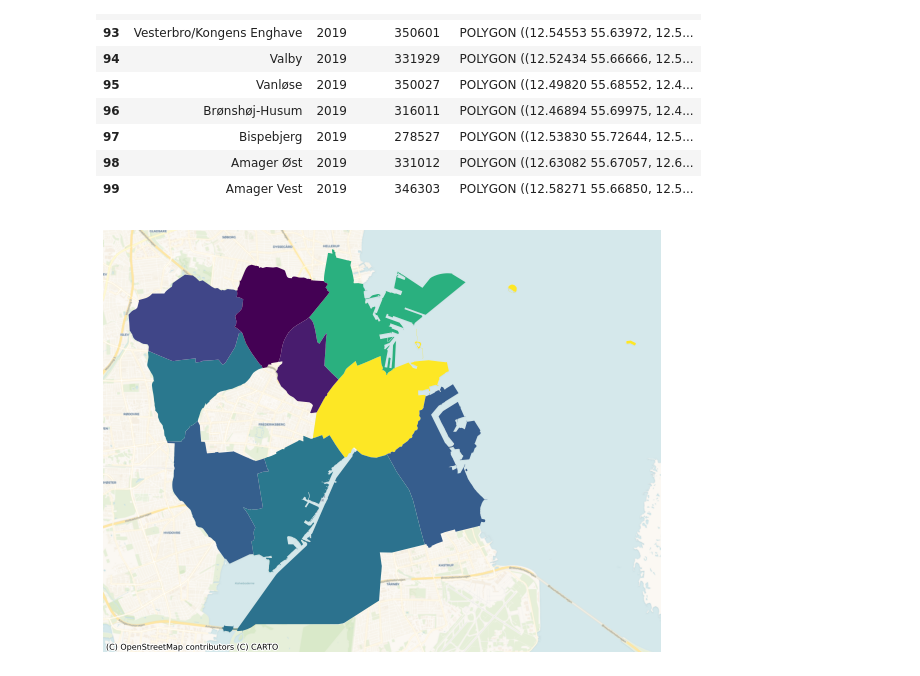
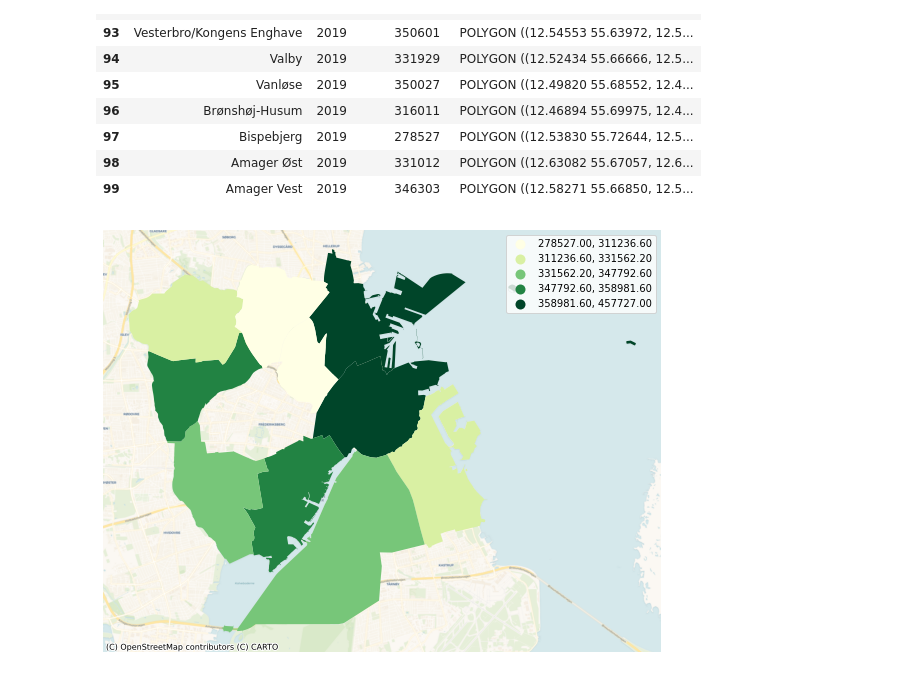
Before and after one commit to mwpetersen/map-avg-income-districts-cph, a Jupyter notebook: app-map-avg-income-districts-cph.ipynb, the cells around one changed output. Saved outputs shown, nothing was run; the diff lists cells and outputs as text; code cells hidden in the pictures.

```diff
--- a/app-map-avg-income-districts-cph.ipynb
+++ b/app-map-avg-income-districts-cph.ipynb
@@ -125,11 +125,11 @@ df_income_geo_2019
 # %%
 # Plot the geospatial data
 df_income_geo_2019 = df_income_geo_2019.to_crs(epsg=3857) # Transform geometries to another coordinate reference system
 
-ax = df_income_geo_2019.plot(column = 'avg_income', figsize=(10, 10)) # plot the district polygons using the geopandas plot method
+ax = df_income_geo_2019.plot(column = 'avg_income', figsize=(10, 10), legend=True, scheme='quantiles', k=5, cmap='YlGn') # plot the district polygons using the geopandas plot method
 
 ctx.add_basemap(ax, source=ctx.providers.CartoDB.Voyager) # add background map
 
 ax.set_axis_off() # remove axes
 # %% [output]
-[figure, old version]
+[figure, new version]
```
